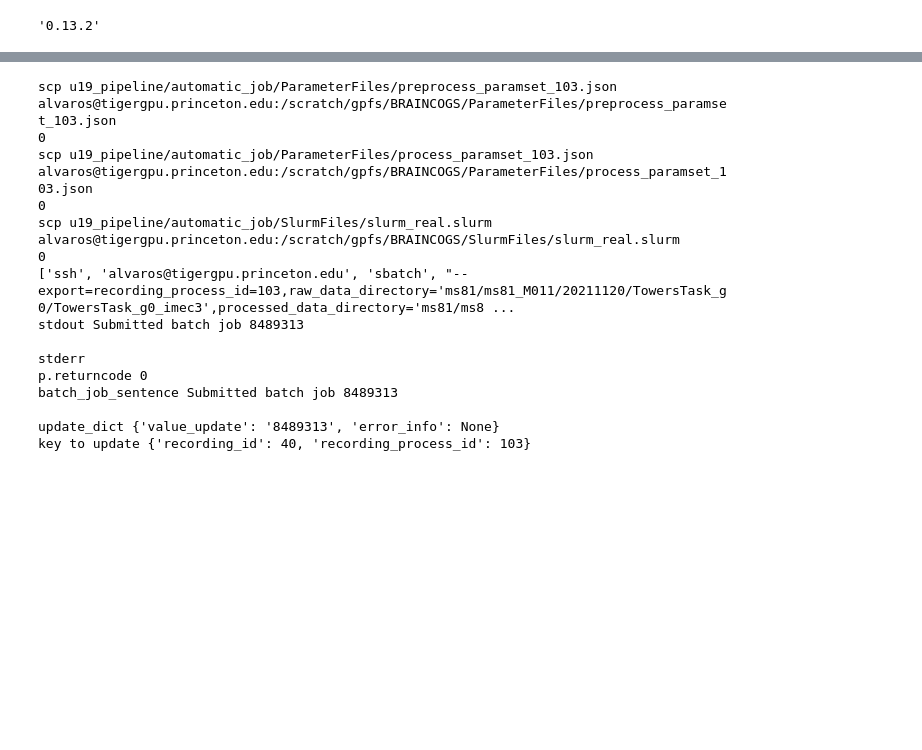
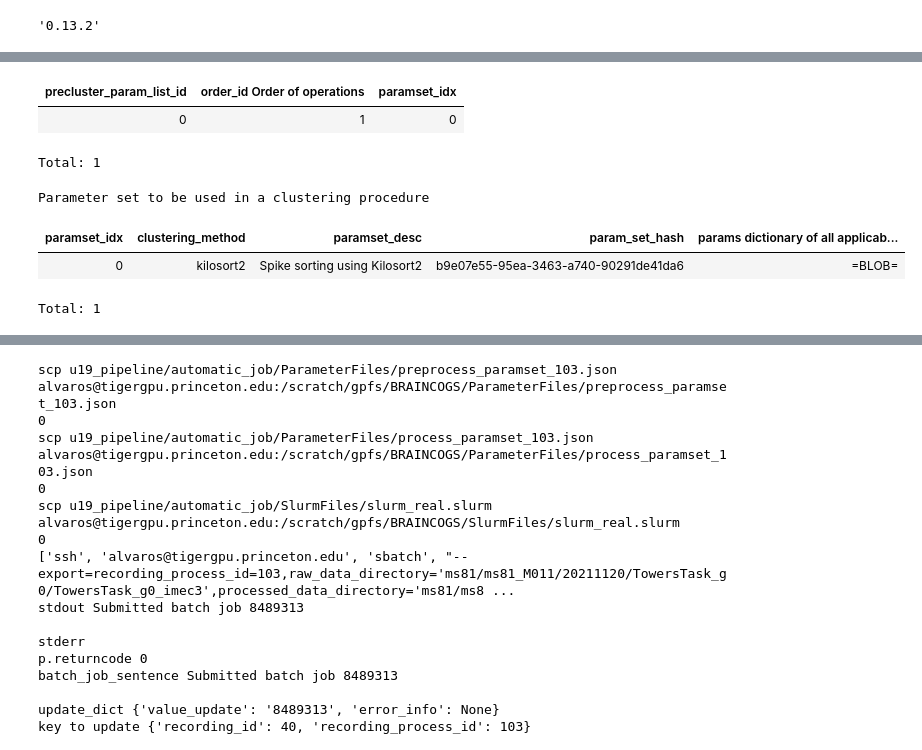
Before and after one commit to BrainCOGS/U19-pipeline-python, a Jupyter notebook: notebooks/TestAutomaticPipeline.ipynb, the cells around one changed output, grey strips where cells are left out. Saved outputs shown, nothing was run; the diff lists cells and outputs as text; code cells hidden in the pictures; blank space fills up the shorter version.

```diff
--- a/notebooks/TestAutomaticPipeline.ipynb
+++ b/notebooks/TestAutomaticPipeline.ipynb
@@ -55,37 +43,57 @@ key['preprocess_paramset'] = params
+# %%
+paramlist = {'precluster_param_list_id':0}
+ephys_element.PreClusterParamList.insert1(paramlist)
+
+paramorder = {
+'precluster_param_list_id': 0,
+'order_id': 1,
+'paramset_idx': 0
+}
+ephys_element.PreClusterParamList.ParamOrder.insert1(paramorder)
+
+ephys_element.PreClusterParamList.ParamOrder()
+# %% [output]
+| precluster_param_list_id | order_id Order of operations | paramset_idx |
+| 0 | 1 | 0 |
+Total: 1
 # %%
 params = {
  "fs": 30000,
  "fshigh": 150,
  "minfr_goodchannels": 0.1,
  "Th": [10, 4],
  "lam": 10,
  "AUCsplit": 0.9,
  "minFR": 0.02,
  "momentum": [20, 400],
  "sigmaMask": 30,
  "ThPre": 8,
  "CAR": 1,
  "spkTh": -6,
  "reorder": 1,
  "nskip": 25,
  "GPU": 1,
  "Nfilt": 1024,
  "nfilt_factor": 4,
  "ntbuff": 64,
  "NT": 32832,
  "whiteningRange": 32,
  "nSkipCov": 25,
  "scaleproc": 200,
  "nPCs": 3,
  "useRAM": 0,
  "trange": [0, 1000000000],
 "NchanTOT": 384
 }
 
-
-key = dict()
-key['process_paramset_idx'] = 1
-key['process_paramset'] = params
-
-
-(recording.ProcessParamSet).update1(key)
+ephys_element.ClusteringParamSet.insert_new_params(
+    processing_method='kilosort2',
+    paramset_idx=0,
+    params=params,
+    paramset_desc='Spike sorting using Kilosort2')
+ephys_element.ClusteringParamSet()
+# %% [output]
+Parameter set to be used in a clustering procedure
+| paramset_idx | clustering_method | paramset_desc | param_set_hash | params dictionary of all applicab... |
+| 0 | kilosort2 | Spike sorting using Kilosort2 | b9e07e55-95ea-3463-a740-90291de41da6 | =BLOB= |
+Total: 1
```
Also changed, not shown: parts of 7 cells of this notebook, 8 other files.
